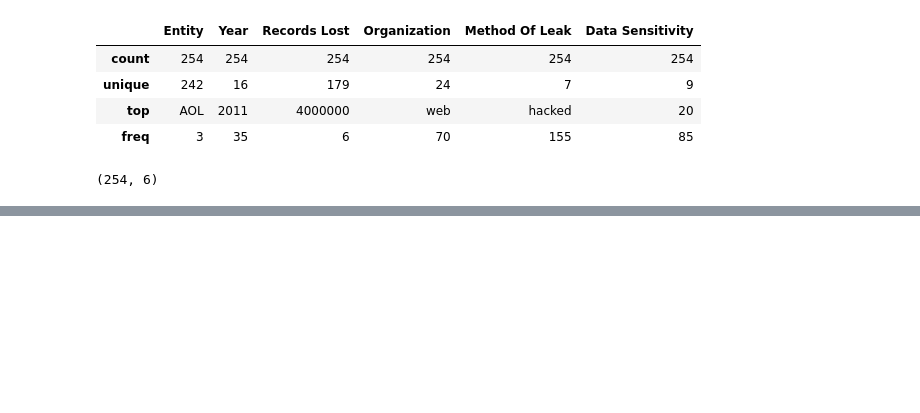
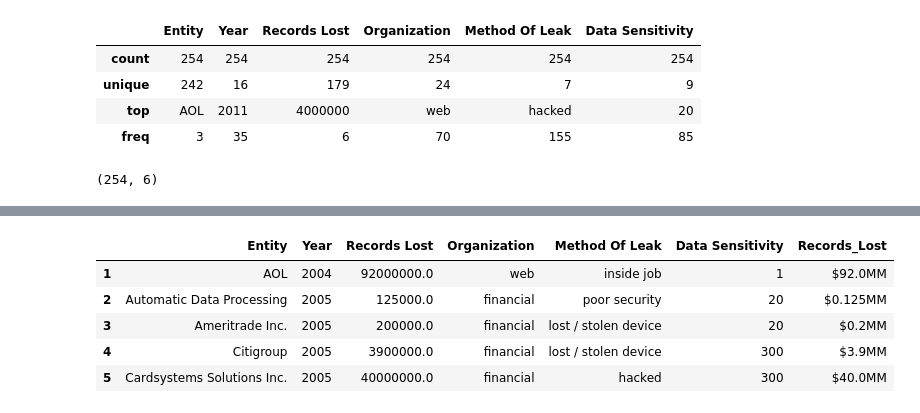
Before and after one commit to s1thakur/Lab_Session_2, a Jupyter notebook: Lab+Session+2.ipynb, the cells around one changed output, grey strips where cells are left out. Drawn from its saved outputs; the diff is of its cells as text; code cells hidden in the pictures; blank space fills up the shorter version.

```diff
--- a/Lab+Session+2.ipynb
+++ b/Lab+Session+2.ipynb
@@ -145,3 +145,6 @@ dfd1.head()
 | 2 | Automatic Data Processing | 2005 | 125000 | financial | poor security | 20 |
 | 3 | Ameritrade Inc. | 2005 | 200000 | financial | lost / stolen device | 20 |
 | 4 | Citigroup | 2005 | 3900000 | financial | lost / stolen device | 300 |
+# %%
+dfd2=dfd1.drop(0)
+dfd2.head()
@@ -147,0 +158,18 @@ dfd1.head()
+# %%
+#dfd2["Records_Lost"] = '$' + (dfd2["Records Lost"].astype(float)/1000000).astype(str) + 'MM'
+#dfd2
+#dfd2['MillionsAsString'] = dfd2.apply(lambda row: '$' + str(round(row['Records Lost']:/ 1000000,2)) + 'MM', axis=1)
+#dfd2['($) millions'] = '$' + (dfd2['Records Lost'].astype(float)/1000000).astype(str) + 'MM'
+#dfd2
+#dfd2['Records Lost'] = dfd2['Records Lost'].apply(numcigar.get).astype(float)
+
+#dfd2['Records Lost'] = dfd2['Records Lost'].convert_objects(convert_numeric=True)
+#dfd2['Records_Lost'] = '$' + (dfd2['Records Lost'].astype(float)/1000000).astype(str) + 'MM'
+dfd2.head()
+# %% [output]
+|  | Entity | Year | Records Lost | Organization | Method Of Leak | Data Sensitivity | Records_Lost |
+| 1 | AOL | 2004 | 92000000.0 | web | inside job | 1 | $92.0MM |
+| 2 | Automatic Data Processing | 2005 | 125000.0 | financial | poor security | 20 | $0.125MM |
+| 3 | Ameritrade Inc. | 2005 | 200000.0 | financial | lost / stolen device | 20 | $0.2MM |
+| 4 | Citigroup | 2005 | 3900000.0 | financial | lost / stolen device | 300 | $3.9MM |
+| 5 | Cardsystems Solutions Inc. | 2005 | 40000000.0 | financial | hacked | 300 | $40.0MM |
```
Also changed, not shown: parts of 5 cells of this notebook.
